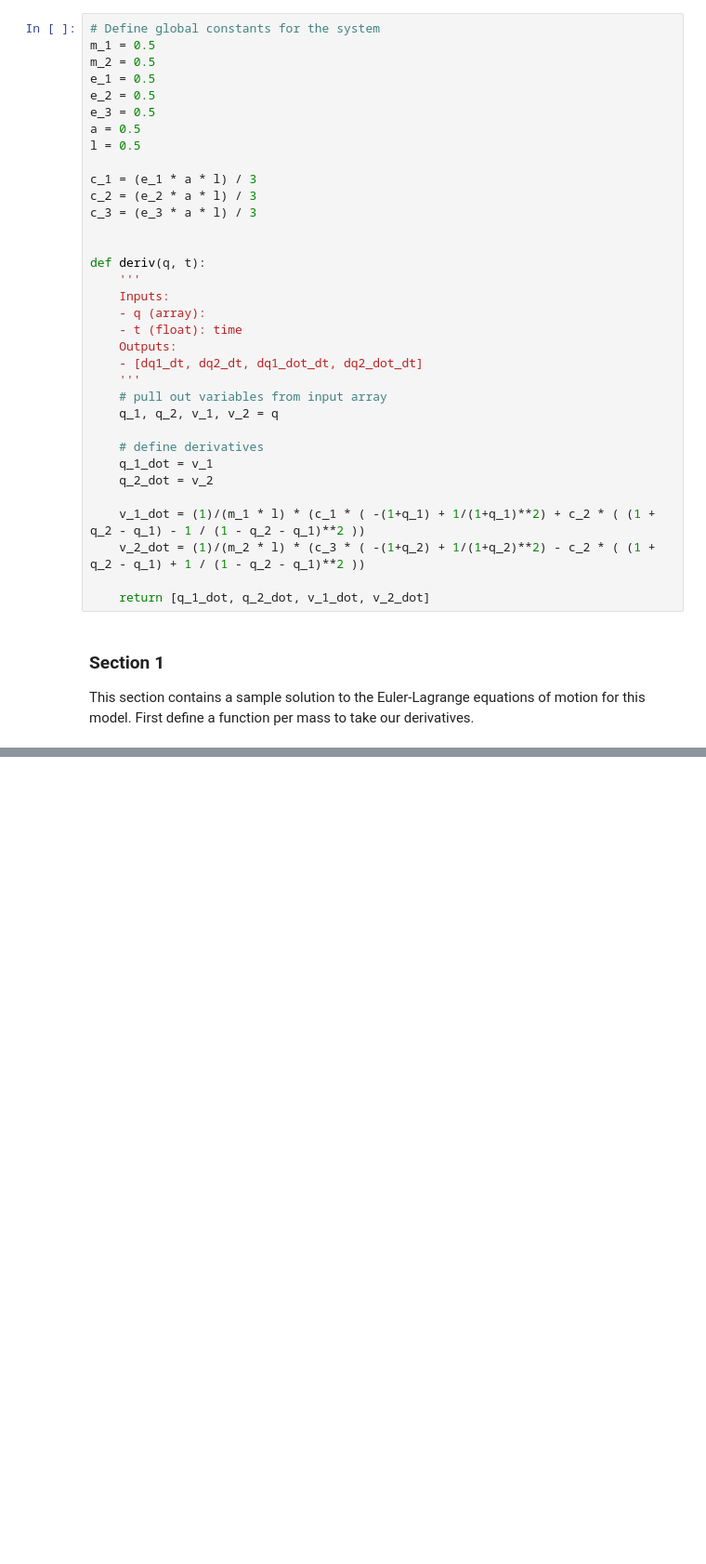
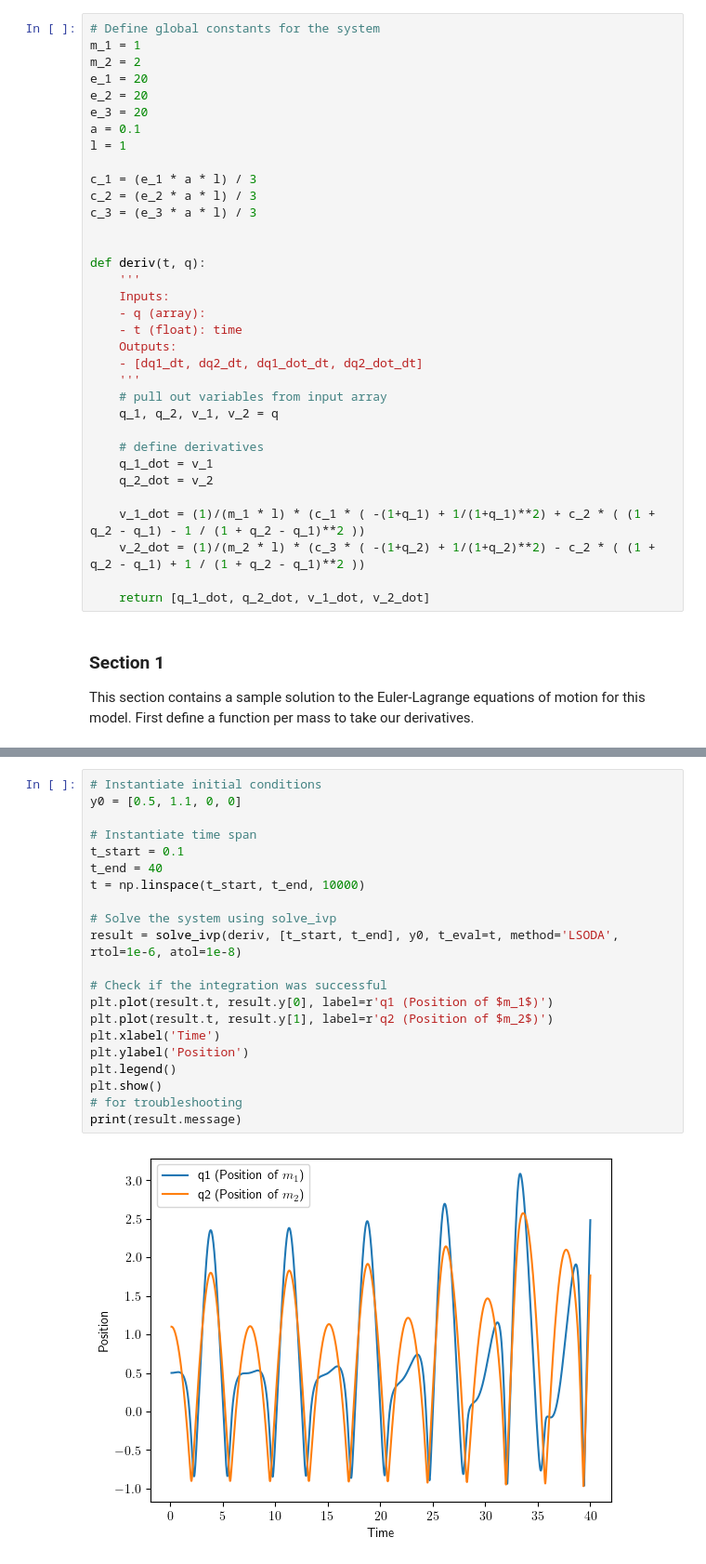
Before and after one commit to levgru/phys111_gruber_schofield, a Jupyter notebook: main.ipynb, the cells around one changed output, grey strips where cells are left out. Shown at 93% size. Saved outputs shown, nothing was run; the diff lists cells and outputs as text; blank space fills up the shorter version.

Commit message:
successful (for some ICs) DE push
swapped odeint to solve_ivp, started using LSODA method, and changed the masses to be unequal.

```diff
--- a/main.ipynb
+++ b/main.ipynb
@@ -25,19 +23,19 @@ ModuleNotFoundError: No module named 'matplotlib'
 # %%
 # Define global constants for the system
-m_1 = 0.5
-m_2 = 0.5
-e_1 = 0.5
-e_2 = 0.5
-e_3 = 0.5
-a = 0.5
-l = 0.5
+m_1 = 1
+m_2 = 2
+e_1 = 20
+e_2 = 20
+e_3 = 20
+a = 0.1
+l = 1
 
 c_1 = (e_1 * a * l) / 3
 c_2 = (e_2 * a * l) / 3
 c_3 = (e_3 * a * l) / 3
 
 
-def deriv(q, t):
+def deriv(t, q):
     '''
     Inputs:
     - q (array):
@@ -52,8 +50,8 @@ def deriv(q, t):
     q_1_dot = v_1
     q_2_dot = v_2
 
-    v_1_dot = (1)/(m_1 * l) * (c_1 * ( -(1+q_1) + 1/(1+q_1)**2) + c_2 * ( (1 + q_2 - q_1) - 1 / (1 - q_2 - q_1)**2 ))
-    v_2_dot = (1)/(m_2 * l) * (c_3 * ( -(1+q_2) + 1/(1+q_2)**2) - c_2 * ( (1 + q_2 - q_1) + 1 / (1 - q_2 - q_1)**2 ))
+    v_1_dot = (1)/(m_1 * l) * (c_1 * ( -(1+q_1) + 1/(1+q_1)**2) + c_2 * ( (1 + q_2 - q_1) - 1 / (1 + q_2 - q_1)**2 ))
+    v_2_dot = (1)/(m_2 * l) * (c_3 * ( -(1+q_2) + 1/(1+q_2)**2) - c_2 * ( (1 + q_2 - q_1) + 1 / (1 + q_2 - q_1)**2 ))
 
     return [q_1_dot, q_2_dot, v_1_dot, v_2_dot]
 # %% [markdown]
@@ -74,0 +60,23 @@ Def
+# %%
+# Instantiate initial conditions
+y0 = [0.5, 1.1, 0, 0]
+
+# Instantiate time span
+t_start = 0.1
+t_end = 40
+t = np.linspace(t_start, t_end, 10000)
+
+# Solve the system using solve_ivp
+result = solve_ivp(deriv, [t_start, t_end], y0, t_eval=t, method='LSODA', rtol=1e-6, atol=1e-8)
+
+# Check if the integration was successful
+plt.plot(result.t, result.y[0], label=r'q1 (Position of $m_1$)')
+plt.plot(result.t, result.y[1], label=r'q2 (Position of $m_2$)')
+plt.xlabel('Time')
+plt.ylabel('Position')
+plt.legend()
+plt.show()
+# for troubleshooting
+print(result.message)
+# %% [output]
+[figure, added]
```
Also changed, not shown: parts of 5 cells of this notebook.
